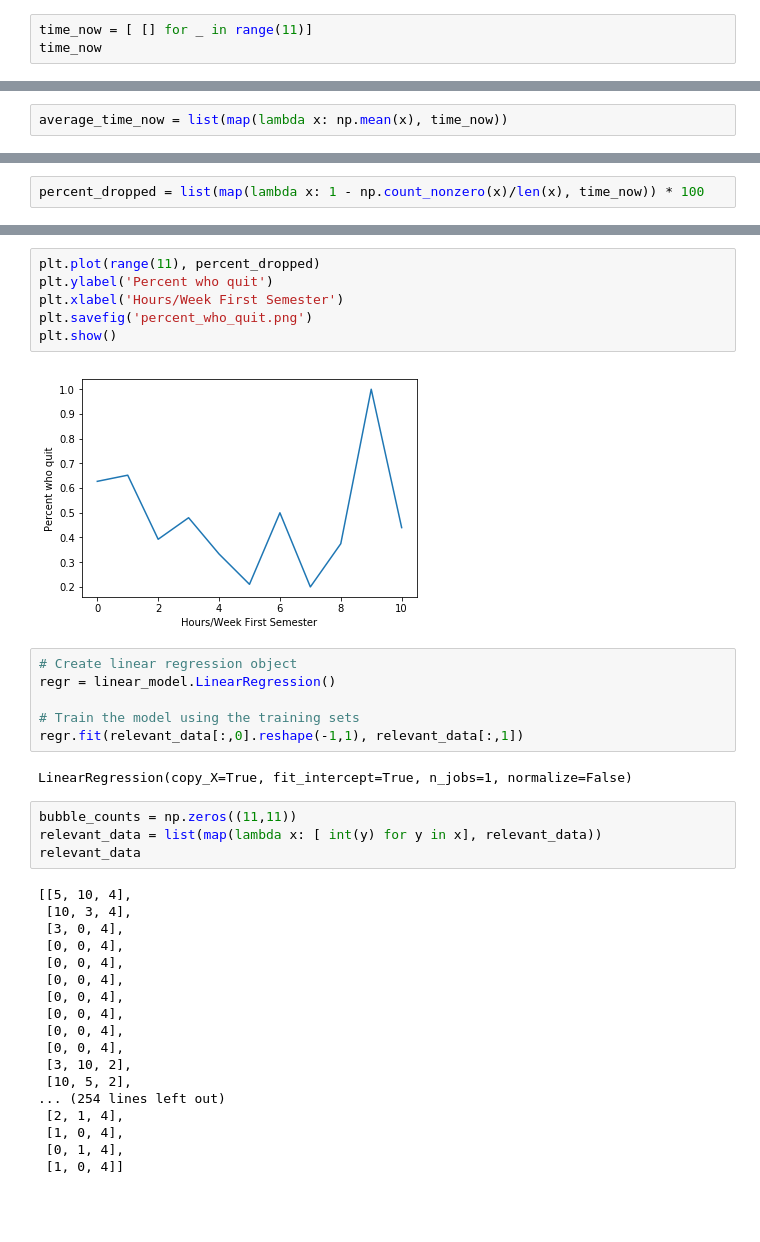
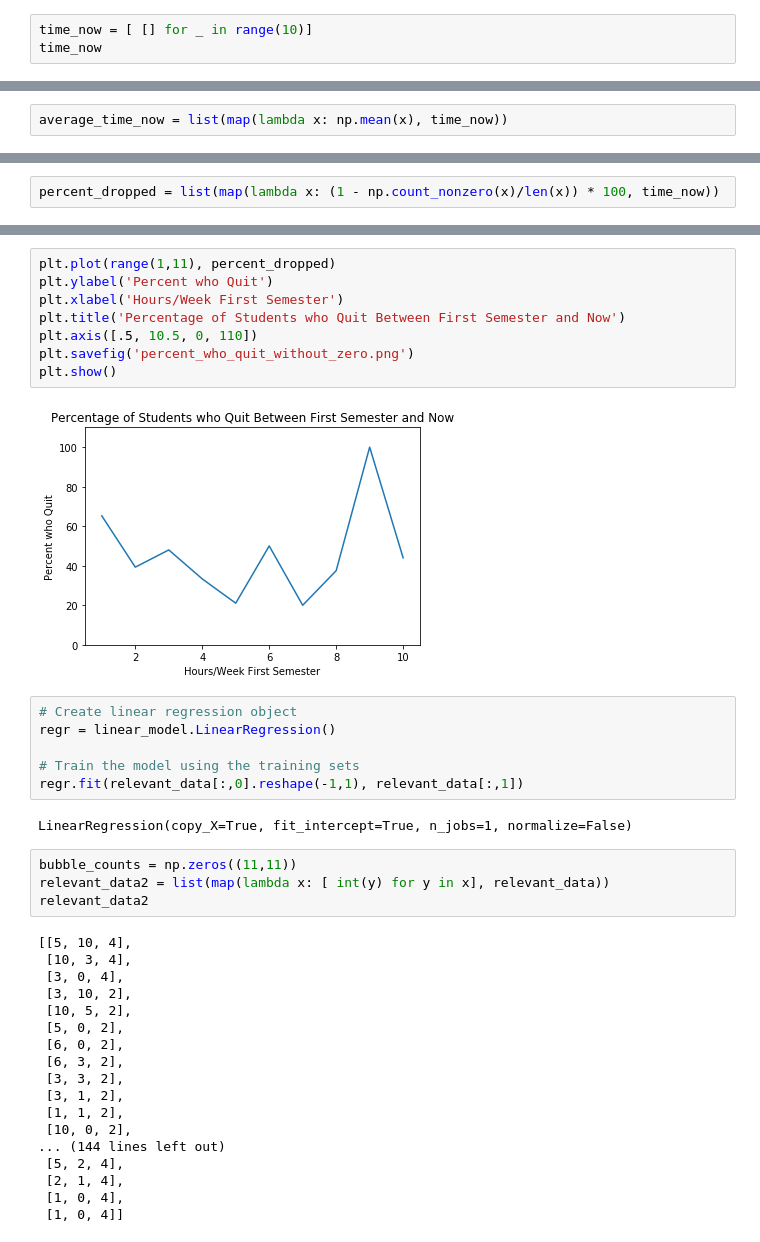
Before and after one commit to emmaling27/sgo-time-investment, a Jupyter notebook: survey_responses_analysis.ipynb, the cells around one changed output, grey strips where cells are left out. Saved outputs shown, nothing was run; the diff lists cells and outputs as text; blank space fills up the shorter version.

Commit message:
adjusted for zeros

```diff
--- a/survey_responses_analysis.ipynb
+++ b/survey_responses_analysis.ipynb
@@ -91,4 +92,4 @@ plt.show()
 # %%
-time_now = [ [] for _ in range(11)]
+time_now = [ [] for _ in range(10)]
 time_now
 # %% [output]
@@ -142,2 +143,2 @@ plt.show()
 # %%
-percent_dropped = list(map(lambda x: 1 - np.count_nonzero(x)/len(x), time_now)) * 100
+percent_dropped = list(map(lambda x: (1 - np.count_nonzero(x)/len(x)) * 100, time_now))
@@ -144,11 +158,13 @@ percent_dropped = list(map(lambda x: 1 - np.count_nonzero(x)/len(x), time_now))
 # %%
-plt.plot(range(11), percent_dropped)
-plt.ylabel('Percent who quit')
+plt.plot(range(1,11), percent_dropped)
+plt.ylabel('Percent who Quit')
 plt.xlabel('Hours/Week First Semester')
-plt.savefig('percent_who_quit.png')
+plt.title('Percentage of Students who Quit Between First Semester and Now')
+plt.axis([.5, 10.5, 0, 110])
+plt.savefig('percent_who_quit_without_zero.png')
 plt.show()
 # %% [output]
-[figure, old version]
+[figure, new version]
 # %%
 # Create linear regression object
 regr = linear_model.LinearRegression()
@@ -159,24 +175,24 @@ regr.fit(relevant_data[:,0].reshape(-1,1), relevant_data[:,1])
 LinearRegression(copy_X=True, fit_intercept=True, n_jobs=1, normalize=False)
 # %%
 bubble_counts = np.zeros((11,11))
-relevant_data = list(map(lambda x: [ int(y) for y in x], relevant_data))
-relevant_data
+relevant_data2 = list(map(lambda x: [ int(y) for y in x], relevant_data))
+relevant_data2
 # %% [output]
 [[5, 10, 4],
  [10, 3, 4],
  [3, 0, 4],
- [0, 0, 4],
- [0, 0, 4],
- [0, 0, 4],
- [0, 0, 4],
- [0, 0, 4],
- [0, 0, 4],
- [0, 0, 4],
  [3, 10, 2],
  [10, 5, 2],
-... (254 lines left out)
+ [5, 0, 2],
+ [6, 0, 2],
+ [6, 3, 2],
+ [3, 3, 2],
+ [3, 1, 2],
+ [1, 1, 2],
+ [10, 0, 2],
+... (144 lines left out)
+ [5, 2, 4],
  [2, 1, 4],
  [1, 0, 4],
- [0, 1, 4],
  [1, 0, 4]]
 # %%
```
Also changed, not shown: parts of 20 cells of this notebook, 3 other files.
